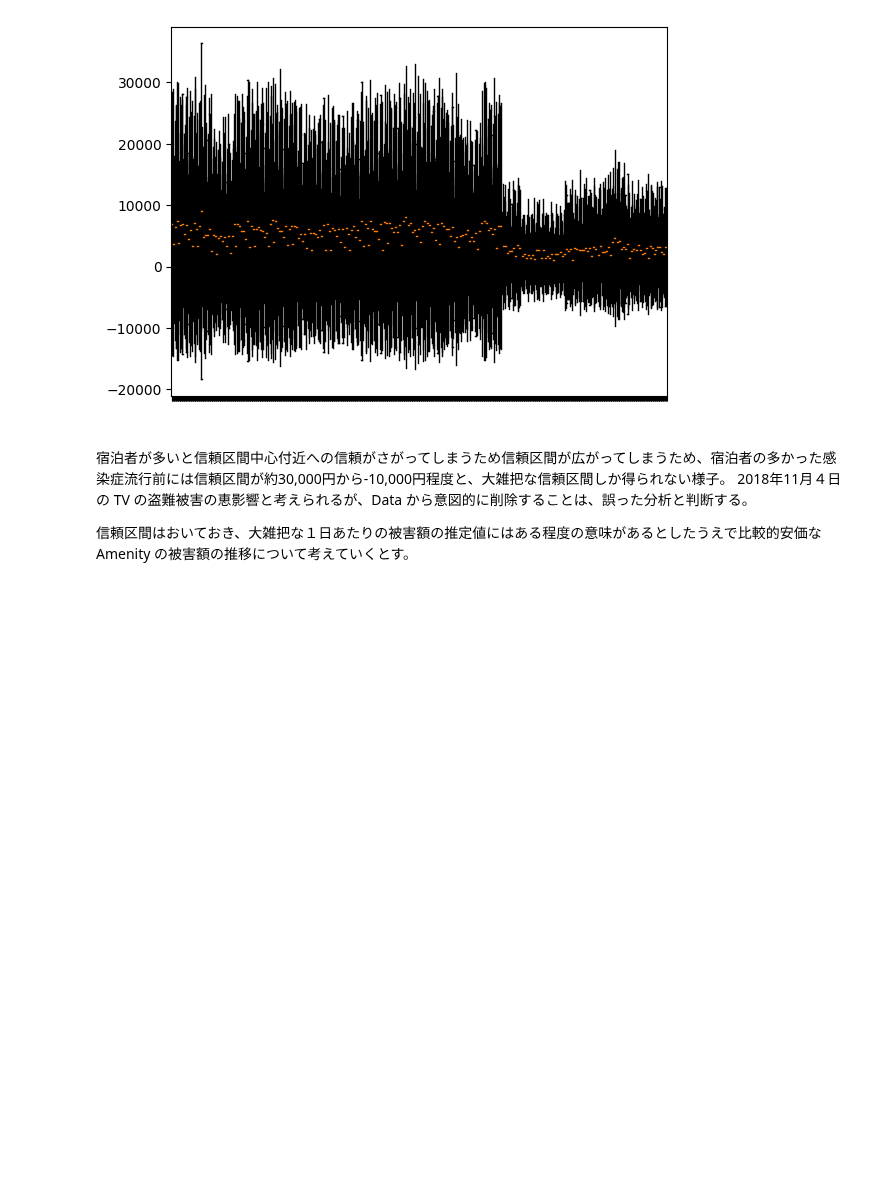
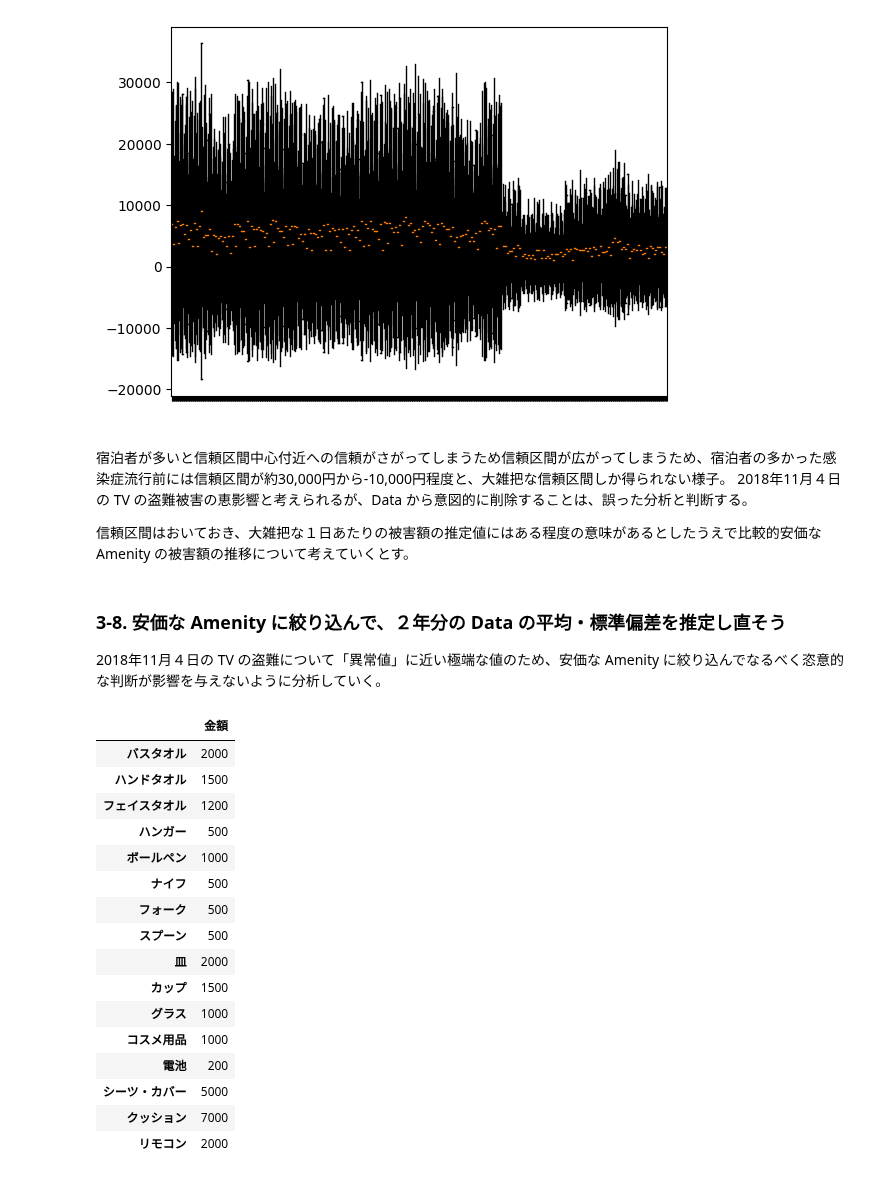
Before and after one commit to 1024xx4/math_programing_for_ai_and_ds, a Jupyter notebook: section03/section03.ipynb, the cells around one changed output. Drawn from its saved outputs; the diff is of its cells as text; code cells hidden in the pictures; blank space fills up the shorter version.

```diff
--- a/section03/section03.ipynb
+++ b/section03/section03.ipynb
@@ -479,3 +479,30 @@ plt.show()
 2018年11月４日の TV の盗難被害の恵影響と考えられるが、Data から意図的に削除することは、誤った分析と判断する。
 
 信頼区間はおいておき、大雑把な１日あたりの被害額の推定値にはある程度の意味があるとしたうえで比較的安価な Amenity の被害額の推移について考えていくとす。
+# %% [markdown]
+### 3-8. 安価な Amenity に絞り込んで、２年分の Data の平均・標準偏差を推定し直そう
+2018年11月４日の TV の盗難について「異常値」に近い極端な値のため、安価な Amenity に絞り込んでなるべく恣意的な判断が影響を与えないように分析していく。
+# %%
+# 安価な Amenity に関する Data を抽出する
+threshold_price = 10_000
+df_amenity_price_low = df_amenity_price[df_amenity_price['金額'] < threshold_price]
+df_theft_201811_low = df_theft_201811[df_amenity_price_low.index]
+display(df_amenity_price_low)
+# %% [output]
+|  | 金額 |
+| バスタオル | 2000 |
+| ハンドタオル | 1500 |
+| フェイスタオル | 1200 |
+| ハンガー | 500 |
+| ボールペン | 1000 |
+| ナイフ | 500 |
+| フォーク | 500 |
+| スプーン | 500 |
+| 皿 | 2000 |
+| カップ | 1500 |
+| グラス | 1000 |
+| コスメ用品 | 1000 |
+| 電池 | 200 |
+| シーツ・カバー | 5000 |
+| クッション | 7000 |
+| リモコン | 2000 |
```
Also changed, not shown: parts of 6 cells of this notebook.
